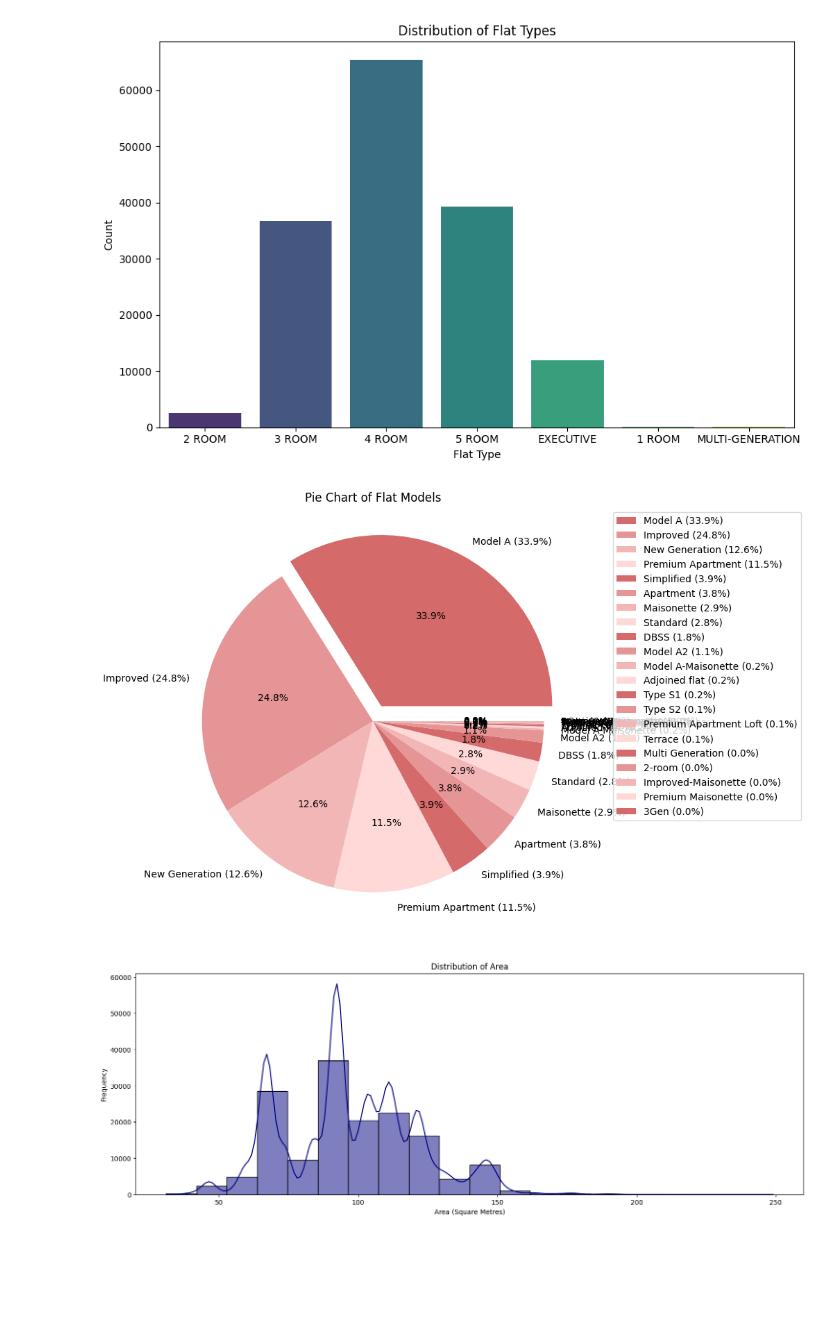
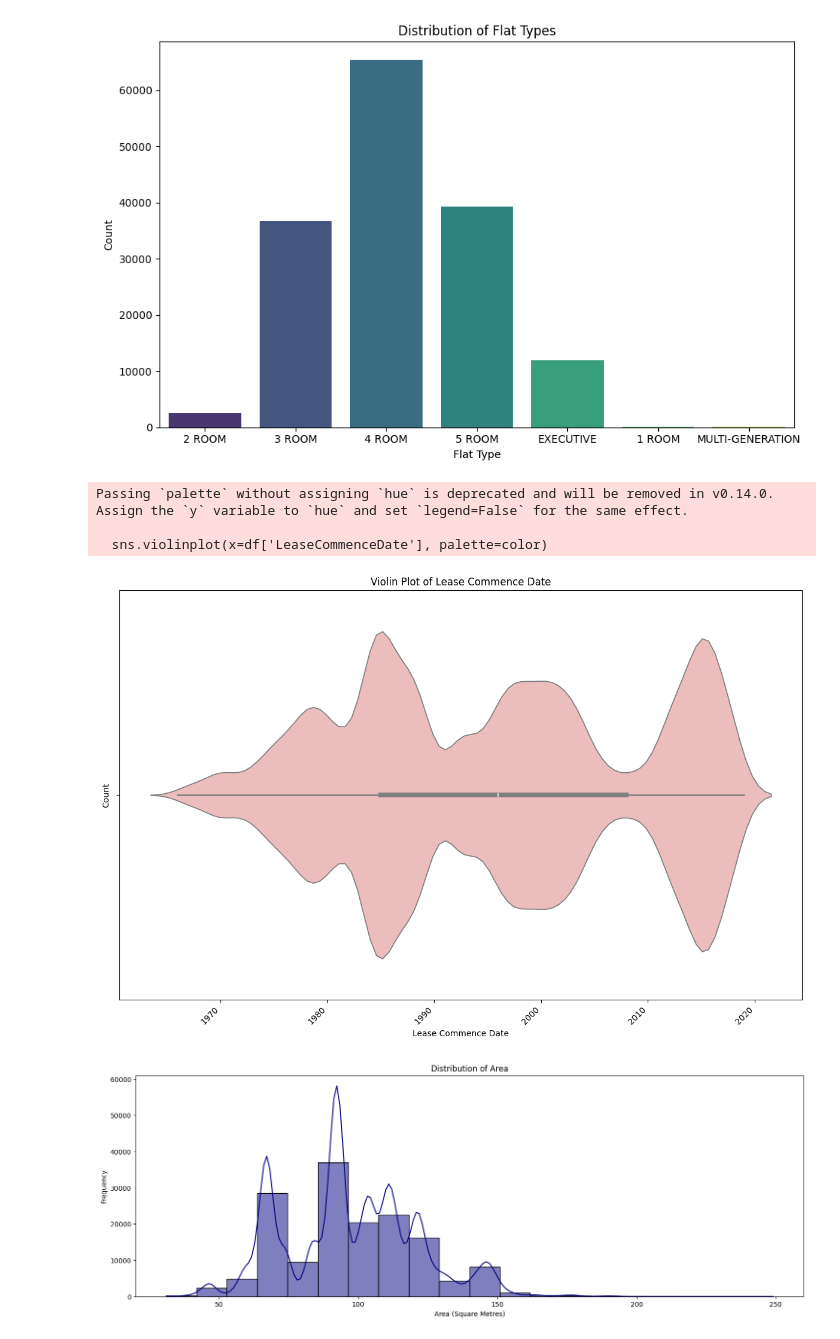
Before and after one commit to DheepthaRajesh/dheeptha_rajesh, a Jupyter notebook: Predict-Public-Housing-Prices.ipynb, the cells around one changed output. Drawn from its saved outputs; the diff is of its cells as text; code cells hidden in the pictures; blank space fills up the shorter version.

```diff
--- a/Predict-Public-Housing-Prices.ipynb
+++ b/Predict-Public-Housing-Prices.ipynb
@@ -184,30 +184,32 @@ Passing `palette` without assigning `hue` is deprecated and will be removed in v
 
   sns.countplot(x=df['FlatType'], palette='viridis')
 [figure]
-# %%
-# Pie Chart for Flat Models - Categorical variable
-
-counts = df['FlatModel'].value_counts()
-total = counts.sum()
-percentages = [(count / total) * 100 for count in counts]
-
-colors = ['#D46A6A', '#E59595', '#F2B6B6', '#FFD8D8']
-explode = [0.1 if i == counts.argmax() else 0 for i in range(len(counts))] #Largest slice is exploded
-
-labels = [f"{model} ({percentage:.1f}%)" #Labels in legend will contain the percentage for better readability
-          for model, percentage in zip(counts.index, percentages)]
-
-
-plt.figure(figsize=(12, 8))
-plt.pie(counts, labels=labels, autopct='%1.1f%%', colors=colors, explode=explode)
-plt.legend(bbox_to_anchor=(1.05, 1), loc='upper left') #Position of legend
-plt.gca().set_aspect('equal')
-plt.subplots_adjust(right=0.65)
-plt.title('Pie Chart of Flat Models')
-
-plt.show()
-# %% [output]
-[figure, removed]
+# %%
+# Violin plot for Lease Commence Data - Continuous variable
+# A violin plot displays the distribution of data across categories using the width to represent density
+# Kernel density estimate to show the overall shape
+# White dot/mark represents the median of the data
+# Rectangle/Box represents the Interquartile Range (IQR) - 25th percentile to the 75th percentile
+# Whiskers represents range of the data beyond the IQR (excluding outliers)
+
+counts = df['LeaseCommenceDate'].value_counts()
+
+plt.figure(figsize=(12, 8))
+
+color = ['#F2B6B6']
+sns.violinplot(x=df['LeaseCommenceDate'], palette=color)
+
+plt.title('Violin Plot of Lease Commence Date')
+plt.xlabel('Lease Commence Date')
+plt.ylabel('Count')
+plt.xticks(rotation=45, ha='right')
+plt.tight_layout()
+plt.show()
+# %% [output]
+Passing `palette` without assigning `hue` is deprecated and will be removed in v0.14.0. Assign the `y` variable to `hue` and set `legend=False` for the same effect.
+
+  sns.violinplot(x=df['LeaseCommenceDate'], palette=color)
+[figure, added]
 # %%
 # Histogram for area - Continuous variable
 plt.figure(figsize=(18, 6))
```
